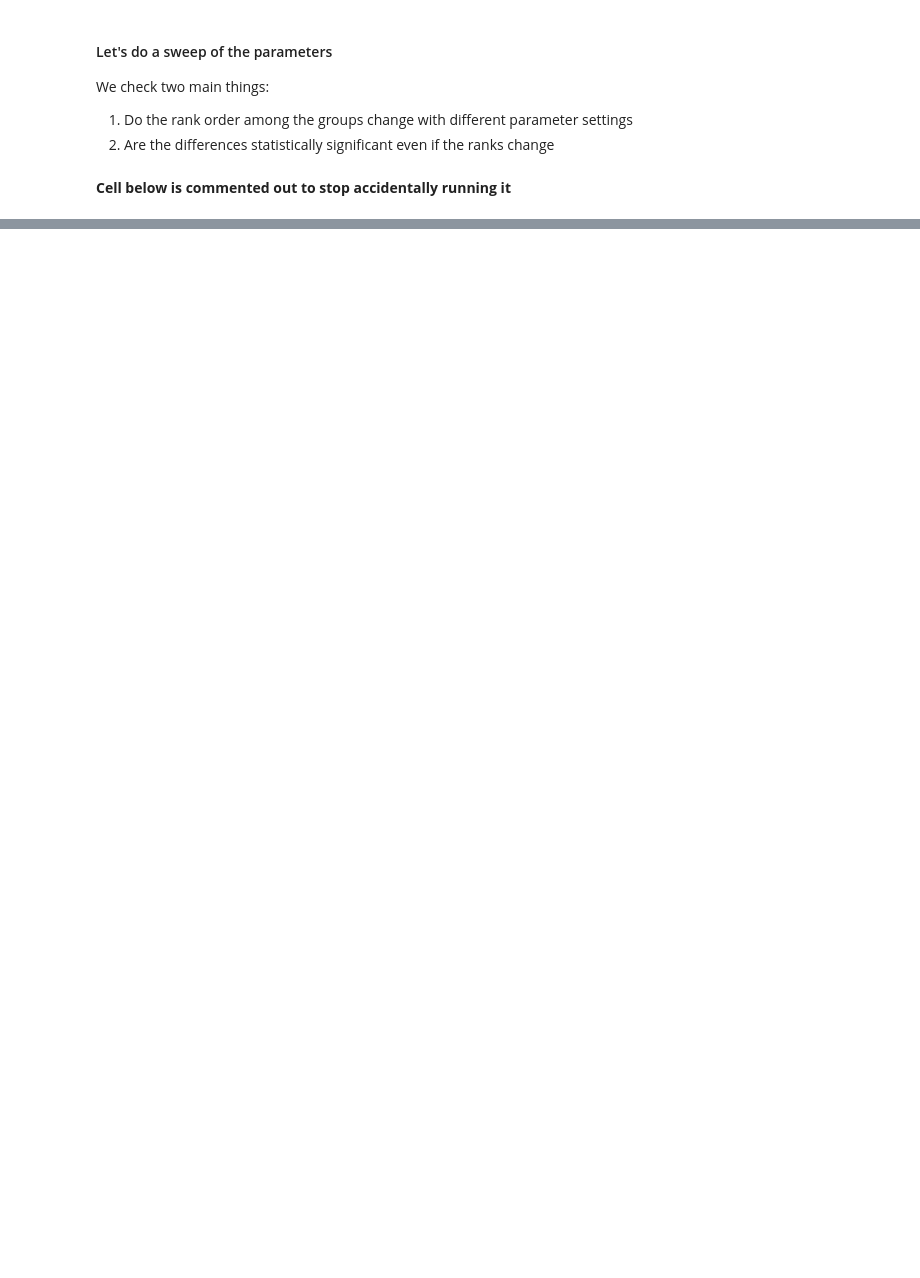
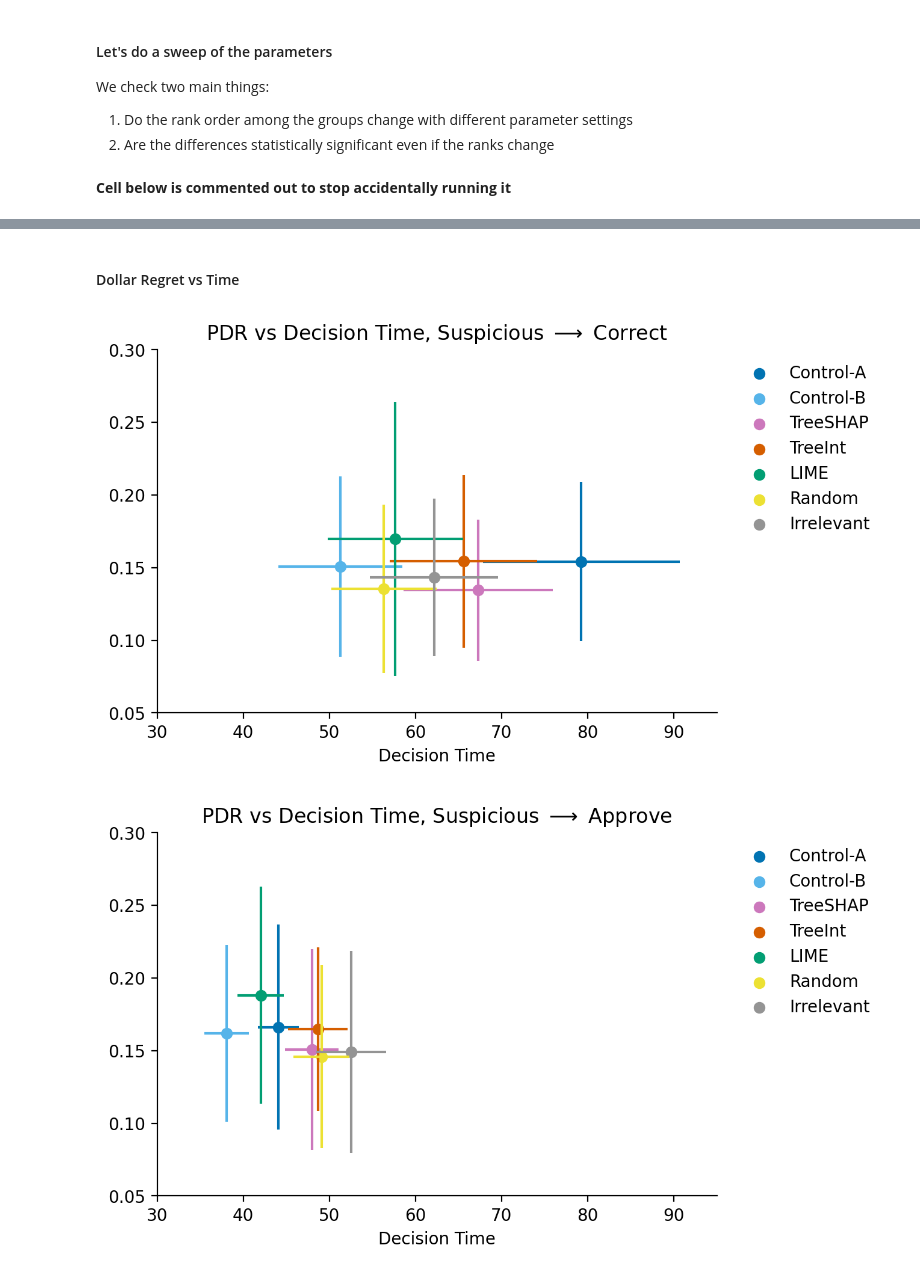
Before and after one commit to dssg/feedzai-analysis, a Jupyter notebook: facct22/notebooks/operational_metrics.ipynb, the cells around one changed output, grey strips where cells are left out. Saved outputs shown, nothing was run; the diff lists cells and outputs as text; code cells hidden in the pictures; blank space fills up the shorter version.

```diff
--- a/facct22/notebooks/operational_metrics.ipynb
+++ b/facct22/notebooks/operational_metrics.ipynb
@@ -592,0 +734,45 @@ for g, df in grp_obj:
+# %% [markdown]
+#### Dollar Regret vs Time
+# %%
+xlim = [30, 95]
+ylim = [0.05, 0.3]
+
+
+regret = pdr(all_decisions, params, 'correct', ['group'])
+time = dt(all_decisions, params, 'correct', ['group'])
+plot_time_vs_op_metric(
+    regret, time, group_order,
+    title='PDR vs Decision Time, Suspicious $\longrightarrow$ Correct',
+    xlim=xlim,
+    ylim=ylim
+)
+
+regret = pdr(all_decisions, params, 'approve', ['group'])
+time = dt(all_decisions, params, 'approve', ['group'])
+plot_time_vs_op_metric(
+    regret, time, group_order,
+    title='PDR vs Decision Time, Suspicious $\longrightarrow$ Approve',
+    xlim=xlim,
+    ylim=ylim
+)
+
+regret = pdr(all_decisions, params, 'decline', ['group'])
+time = dt(all_decisions, params, 'decline', ['group'])
+plot_time_vs_op_metric(
+    regret, time, group_order,
+    title='PDR vs Decision Time, Suspicious $\longrightarrow$ Decline',
+    xlim=xlim,
+    ylim=ylim
+)
+
+regret = pdr(all_decisions[~suspicious_msk], params, 'correct', ['group'])
+time = dt(all_decisions[~suspicious_msk], params, 'correct', ['group'])
+plot_time_vs_op_metric(
+    regret, time, group_order,
+    title='PDR vs Decision Time, Suspicious $\longrightarrow$ Ignore',
+    xlim=xlim,
+    ylim=ylim
+)
+# %% [output]
+[figure, added]
+[figure, added]
```
Also changed, not shown: parts of 23 cells of this notebook, 2 other files.
